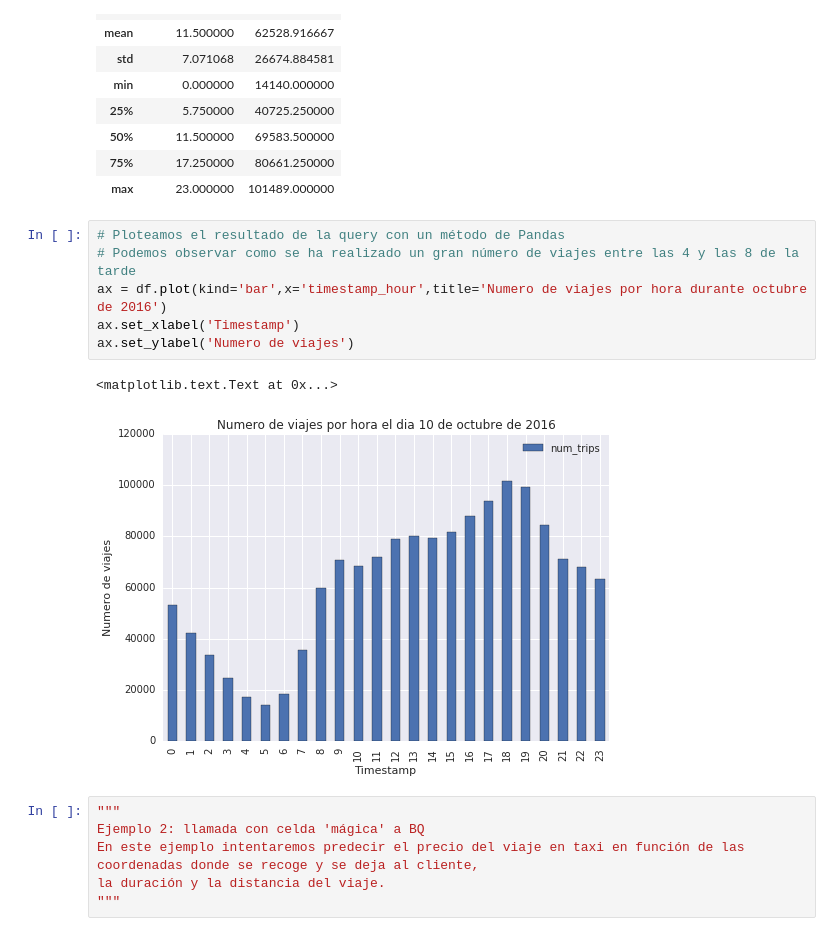
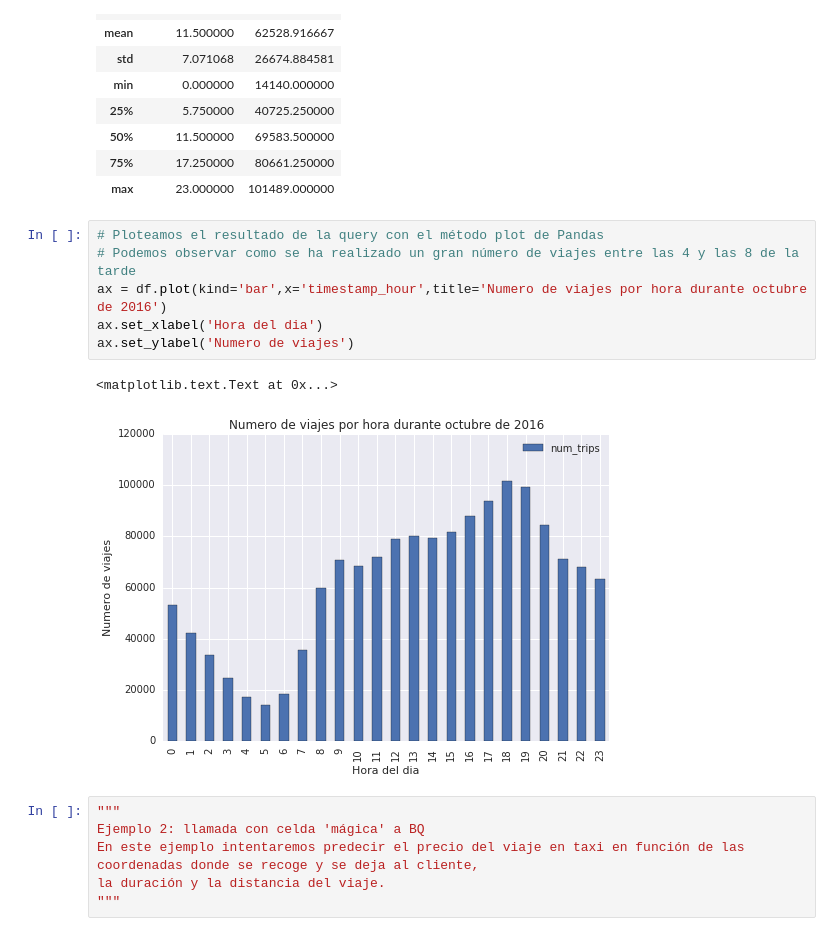
Before and after one commit to zentonllo/tfg-tensorflow, a Jupyter notebook: cloud/datalab/Keras-BQ.ipynb, the cells around one changed output. Saved outputs shown, nothing was run; the diff lists cells and outputs as text.

```diff
--- a/cloud/datalab/Keras-BQ.ipynb
+++ b/cloud/datalab/Keras-BQ.ipynb
@@ -123,14 +122,14 @@ df.describe()
 | 75% | 17.250000 | 80661.250000 |
 | max | 23.000000 | 101489.000000 |
 # %%
-# Ploteamos el resultado de la query con un método de Pandas
+# Ploteamos el resultado de la query con el método plot de Pandas
 # Podemos observar como se ha realizado un gran número de viajes entre las 4 y las 8 de la tarde
 ax = df.plot(kind='bar',x='timestamp_hour',title='Numero de viajes por hora durante octubre de 2016')
-ax.set_xlabel('Timestamp')
+ax.set_xlabel('Hora del dia')
 ax.set_ylabel('Numero de viajes')
 # %% [output]
 <matplotlib.text.Text at 0x...>
-[figure, old version]
+[figure, new version]
 # %%
 """
 Ejemplo 2: llamada con celda 'mágica' a BQ
```
Also changed, not shown: parts of 26 cells of this notebook.
